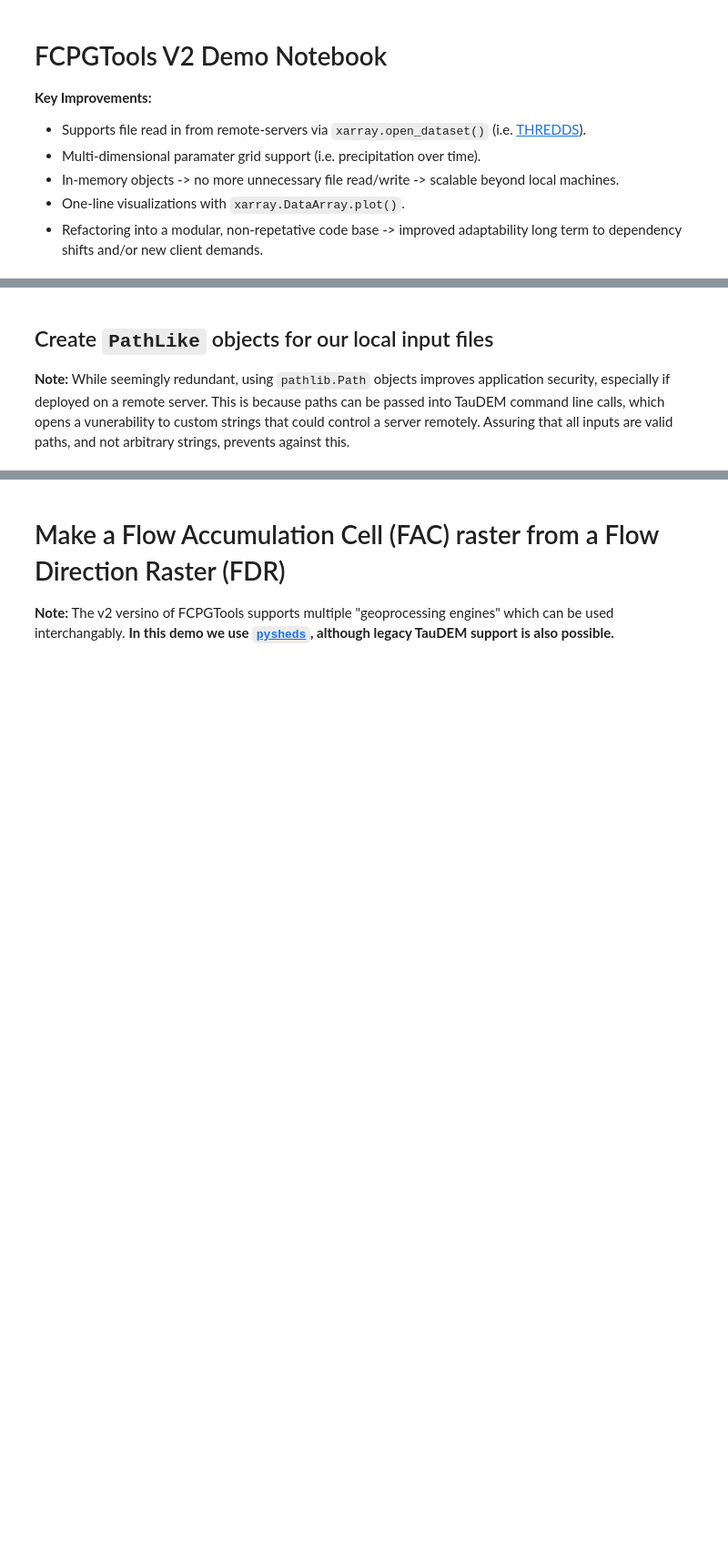
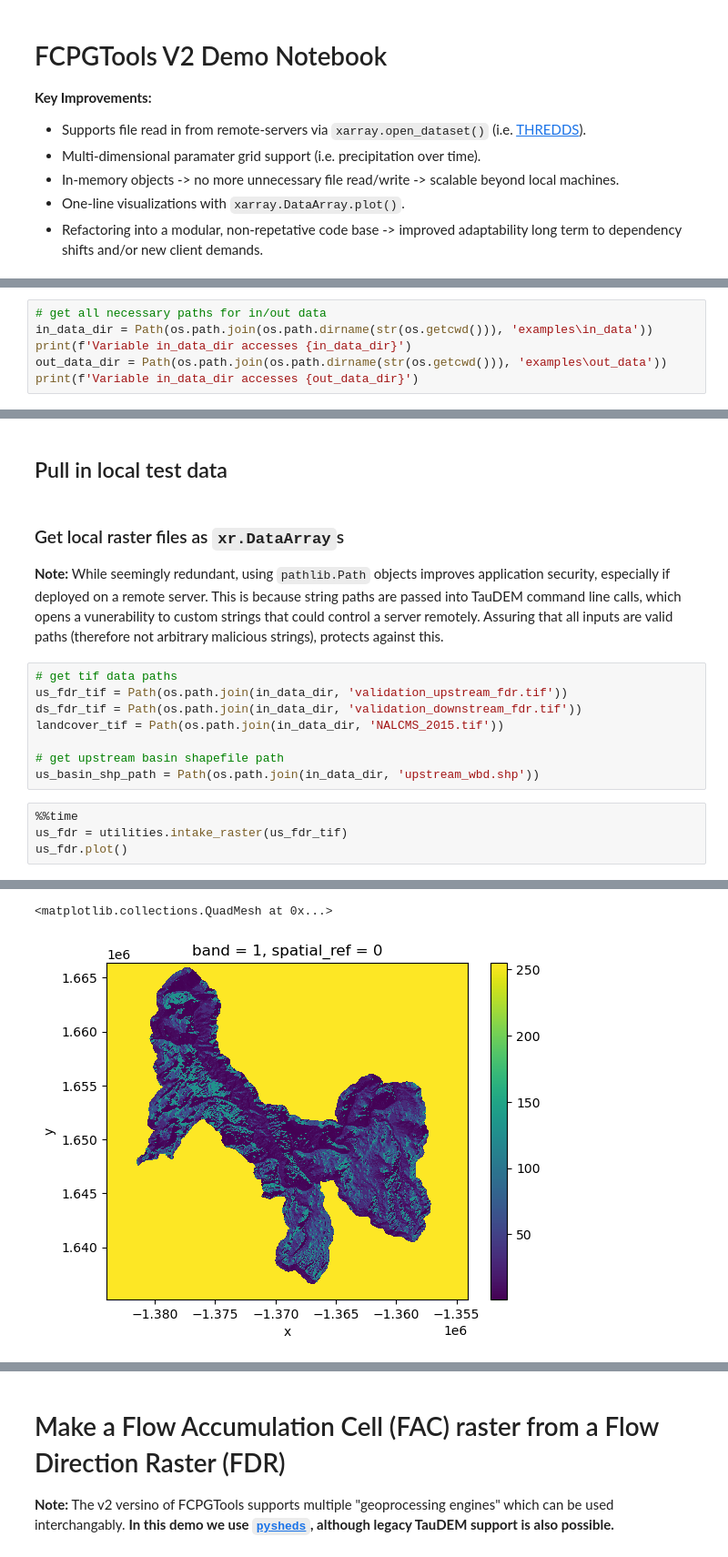
Before and after one commit to usgs/water-fcpg-tools, a Jupyter notebook: examples/refactor_demo_notebook.ipynb, the cells around one changed output, grey strips where cells are left out. Shown at 91% size. Drawn from its saved outputs; the diff is of its cells as text; blank space fills up the shorter version.

Commit message:
Milestone #48: Progress on the demo notebook.
Will be using 12 month DAYMET data as the float dtype parameter grid.

```diff
--- a/examples/refactor_demo_notebook.ipynb
+++ b/examples/refactor_demo_notebook.ipynb
@@ -13,0 +35,6 @@ import xarray as xr
+# %%
+# get all necessary paths for in/out data
+in_data_dir = Path(os.path.join(os.path.dirname(str(os.getcwd())), 'examples\in_data'))
+print(f'Variable in_data_dir accesses {in_data_dir}')
+out_data_dir = Path(os.path.join(os.path.dirname(str(os.getcwd())), 'examples\out_data'))
+print(f'Variable in_data_dir accesses {out_data_dir}')
@@ -24,3 +54,18 @@ import xarray as xr
+# %% [markdown]
+## Pull in local test data
 # %% [markdown]
-## Create `PathLike` objects for our local input files
-**Note:** While seemingly redundant, using `pathlib.Path` objects improves application security, especially if deployed on a remote server. This is because paths can be passed into TauDEM command line calls, which opens a vunerability to custom strings that could control a server remotely. Assuring that all inputs are valid paths, and not arbitrary strings, prevents against this.
+### Get local raster files as `xr.DataArray`s
+**Note:** While seemingly redundant, using `pathlib.Path` objects improves application security, especially if deployed on a remote server. This is because string paths are passed into TauDEM command line calls, which opens a vunerability to custom strings that could control a server remotely. Assuring that all inputs are valid paths (therefore not arbitrary malicious strings), protects against this.
+# %%
+# get tif data paths
+us_fdr_tif = Path(os.path.join(in_data_dir, 'validation_upstream_fdr.tif'))
+ds_fdr_tif = Path(os.path.join(in_data_dir, 'validation_downstream_fdr.tif'))
+landcover_tif = Path(os.path.join(in_data_dir, 'NALCMS_2015.tif'))
+
+# get upstream basin shapefile path
+us_basin_shp_path = Path(os.path.join(in_data_dir, 'upstream_wbd.shp'))
+# %%
+%%time
+us_fdr = utilities.intake_raster(us_fdr_tif)
+us_fdr.plot()
+# %% [output]
@@ -26,0 +74,2 @@ import xarray as xr
+<matplotlib.collections.QuadMesh at 0x...>
+[figure, added]
```
Also changed, not shown: parts of 15 cells of this notebook.
